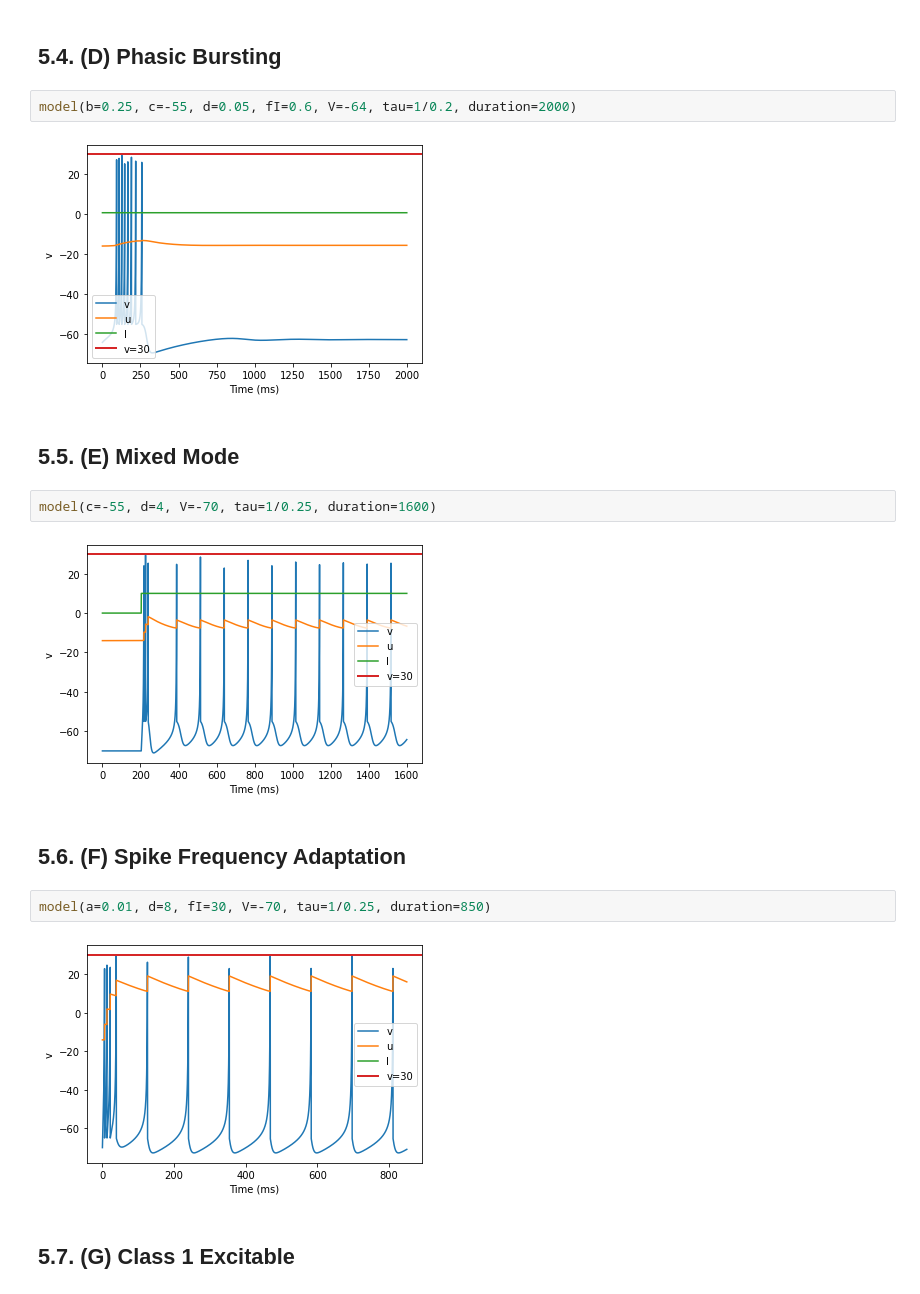
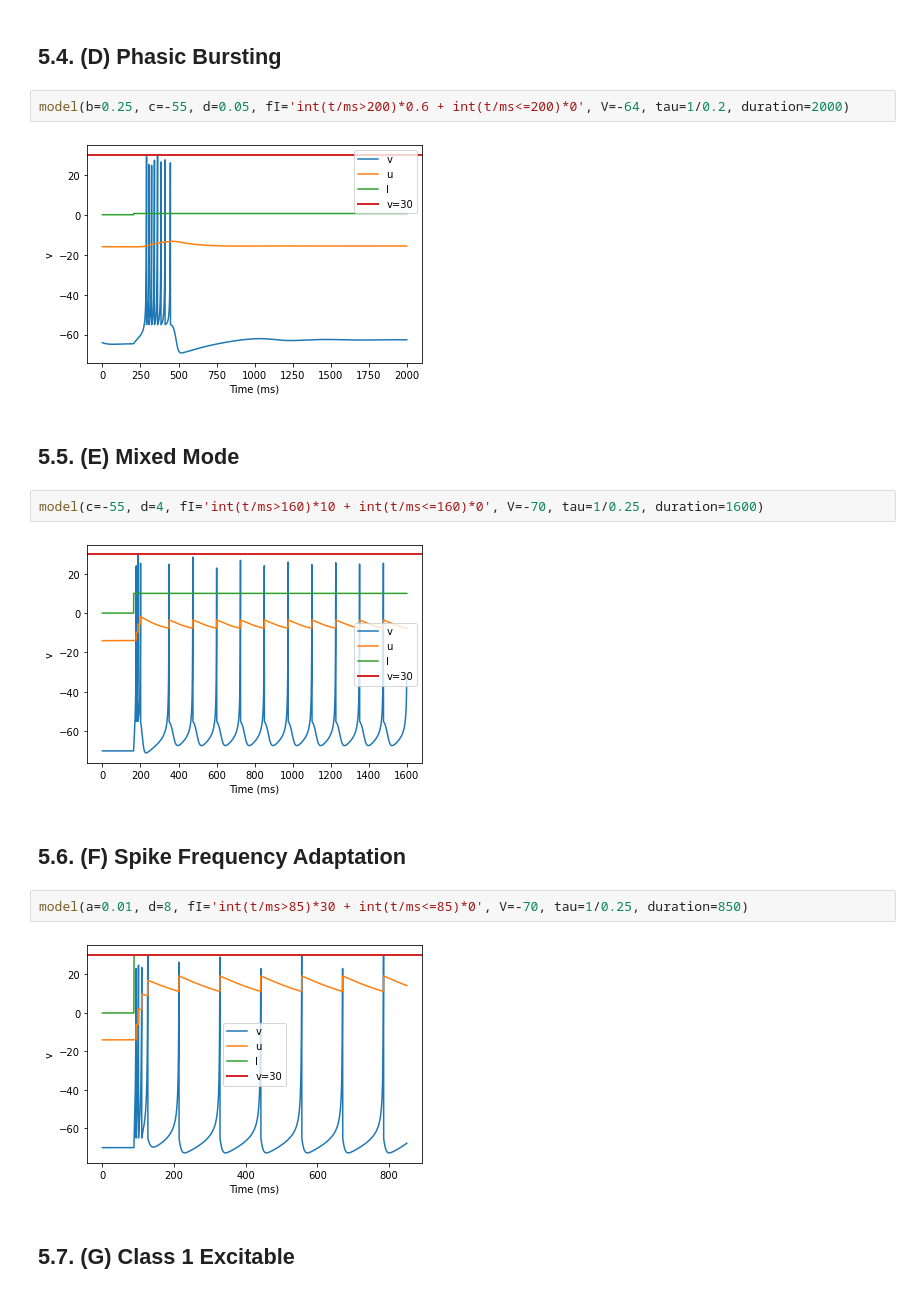
Before and after one commit to juletx/spiking-neural-network, a Jupyter notebook: notebooks/P44_Izhikevich_SNN_Model_NN_D2.ipynb, the cells around one changed output. Saved outputs shown, nothing was run; the diff lists cells and outputs as text.

```diff
--- a/notebooks/P44_Izhikevich_SNN_Model_NN_D2.ipynb
+++ b/notebooks/P44_Izhikevich_SNN_Model_NN_D2.ipynb
@@ -184,21 +185,21 @@ model(c=-50, fI=15, V=-70, tau=1/0.25, duration=2200)
 # %% [markdown]
 ## 5.4. (D) Phasic Bursting
 # %%
-model(b=0.25, c=-55, d=0.05, fI=0.6, V=-64, tau=1/0.2, duration=2000)
+model(b=0.25, c=-55, d=0.05, fI='int(t/ms>200)*0.6 + int(t/ms<=200)*0', V=-64, tau=1/0.2, duration=2000)
 # %% [output]
-[figure, old version]
+[figure, new version]
 # %% [markdown]
 ## 5.5. (E) Mixed Mode
 # %%
-model(c=-55, d=4, V=-70, tau=1/0.25, duration=1600)
+model(c=-55, d=4, fI='int(t/ms>160)*10 + int(t/ms<=160)*0', V=-70, tau=1/0.25, duration=1600)
 # %% [output]
-[figure, old version]
+[figure, new version]
 # %% [markdown]
 ## 5.6. (F) Spike Frequency Adaptation
 # %%
-model(a=0.01, d=8, fI=30, V=-70, tau=1/0.25, duration=850)
+model(a=0.01, d=8, fI='int(t/ms>85)*30 + int(t/ms<=85)*0', V=-70, tau=1/0.25, duration=850)
 # %% [output]
-[figure, old version]
+[figure, new version]
 # %% [markdown]
 ## 5.7. (G) Class 1 Excitable
 # %%
```
Also changed, not shown: parts of 9 cells of this notebook.
